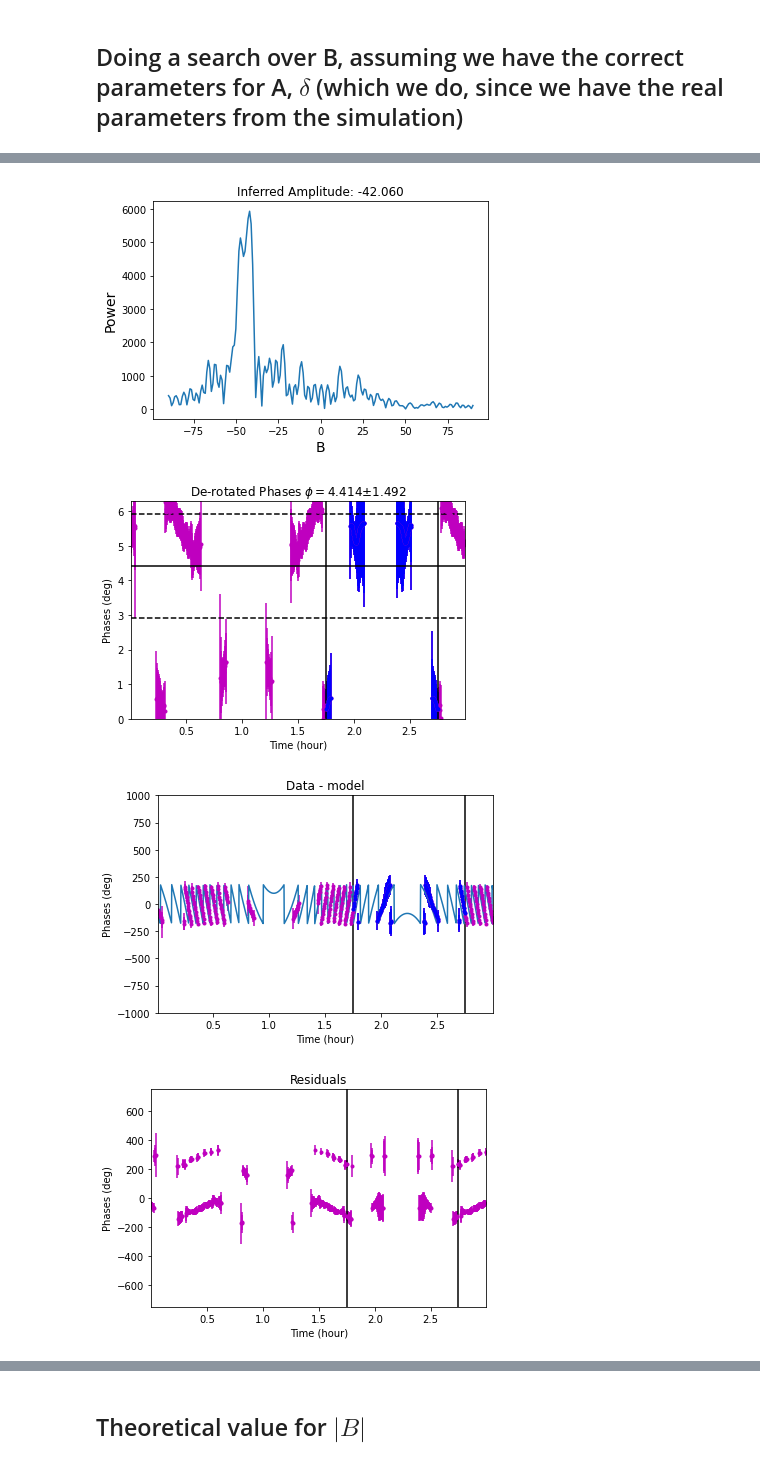
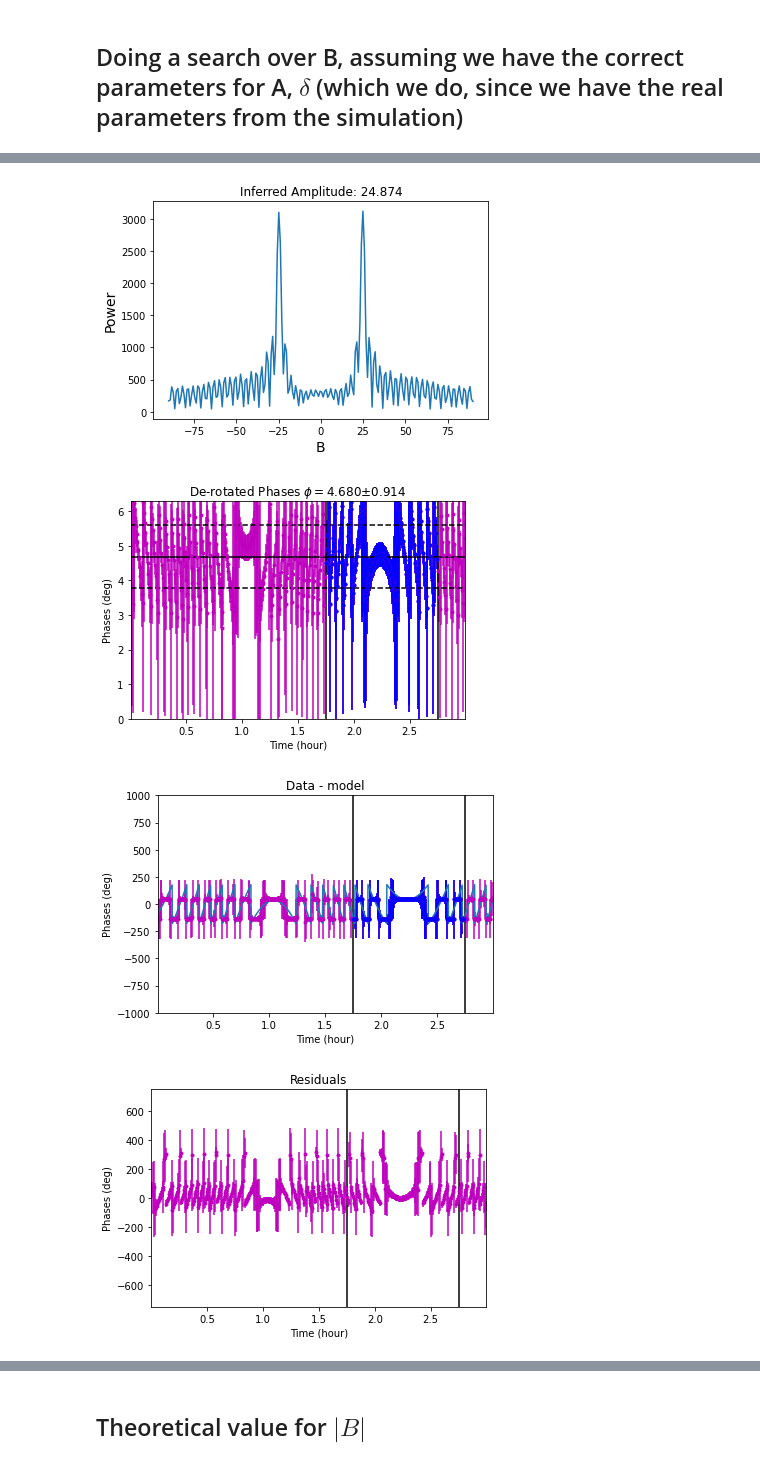
Before and after one commit to notriemann/Phases, a Jupyter notebook: Phase_simulator.ipynb, the cells around one changed output, grey strips where cells are left out. Saved outputs shown, nothing was run; the diff lists cells and outputs as text; code cells hidden in the pictures.

Commit message:
Added a parameter to tune the magnifications and amplitude of the screen images

```diff
--- a/Phase_simulator.ipynb
+++ b/Phase_simulator.ipynb
@@ -102,7 +104,7 @@ timer2 = timer.time()
 
 
 dyns, vsp, rsp, eta, params = iterate_evolve_orb(t = t,
-                                                  f = f,
+                                                  f = freq,
                                                   nu1 = nu,
                                                   phase1 = phase,
                                                   d_p = d_p,
@@ -117,11 +119,14 @@ dyns, vsp, rsp, eta, params = iterate_evolve_orb(t = t,
                                                   Omp = Op,
                                                   ip = inc ,
                                                   Vpx = Va,
-                                                  Vpy = Vd)
+                                                  Vpy = Vd,
+                                                  sig1 = sig1,
+                                                  amp1 = amp1,
+                                                  rand1 = False)
 
 print('Elapsed time: ', timer.time() - timer2 )
 
 ts = t.to( u.hour)
-fs = f.to( u.MHz)
+fs = freq.to( u.MHz)
 ds = dyns / dyns.mean()
 # %% [output]
@@ -297,6 +302,6 @@ plt.imshow(c, origin='lower', vmin=-0.1, vmax=0.3, cmap='Greys')
 # %%
 # Easier to see in smoothed dynamic spectrum
-sp = 2
+sp = 3
 
 ns = n[:, :(n.shape[1] // sp) * sp].reshape(n.shape[0], -1, sp).mean(-1)
 tss = tsp[:(n.shape[1] // sp) * sp].reshape(-1, sp).mean(-1)
@@ -616,0 +574,22 @@ plt.show()
+# %%
+tau_sel = 12
+
+
+fds, taus, SS = conjugate_stuff
+
+plt.imshow(SS,
+       norm=LogNorm(vmin=1.e-7, vmax=1.),
+       origin='lower',
+       aspect='auto',
+       cmap='gray_r', extent=axis_extent(fds) + axis_extent(taus))
+plt.ylim(0,25)
+xlimit = 0.15
+plt.xlim((- xlimit , xlimit))
+
+plt.axhline(y =fft_axis(fs, fconj_unit)[-fs.shape[0] // 2 :][tau_sel].value, color = 'red', ls = '--', linewidth = 2 )
+
+
+plt.ylabel('Geometric delay ($\\mu$s)', fontsize = 16)
+plt.title('Selected delay: ' + d2str(fft_axis(fsp, fconj_unit)[-fsp.shape[0] // 2 :][tau_sel].value,3) + " ($\mu$s)", fontsize = 16 )
+
+plt.show()
@@ -617,27 +666,27 @@ plt.show()
 # %%
 #max error tolerance (degrees)
-e_ths = 150
+e_ths = 190
 
 phase_search_fit_new(ts.value ,
                   nu,
                   phase,
                   sp,
                   dtaus[tau_sel],
                   dtaus[tau_sel-5:tau_sel+5].std() / np.sqrt(2) ,
                   e_ths,
                   ts_lim_bot = ts.value[0] ,
                   ts_lim_top = ts.value[-1] ,
                   fit_lim_bot = 1.75,
                   fit_lim_top = 2.75,
                   A = A_real,
                   d = delta_real,
                   plots = True,
                   Bmin = -90,
                   Bmax = 90,
                   Bn = 200)
 plt.show()
 # %% [output]
-[figure, old version]
+[figure, new version]
-[figure, old version]
+[figure, new version]
-[figure, old version]
+[figure, new version]
-[figure, old version]
+[figure, new version]
```
Also changed, not shown: parts of 49 cells of this notebook, 1 other file.
